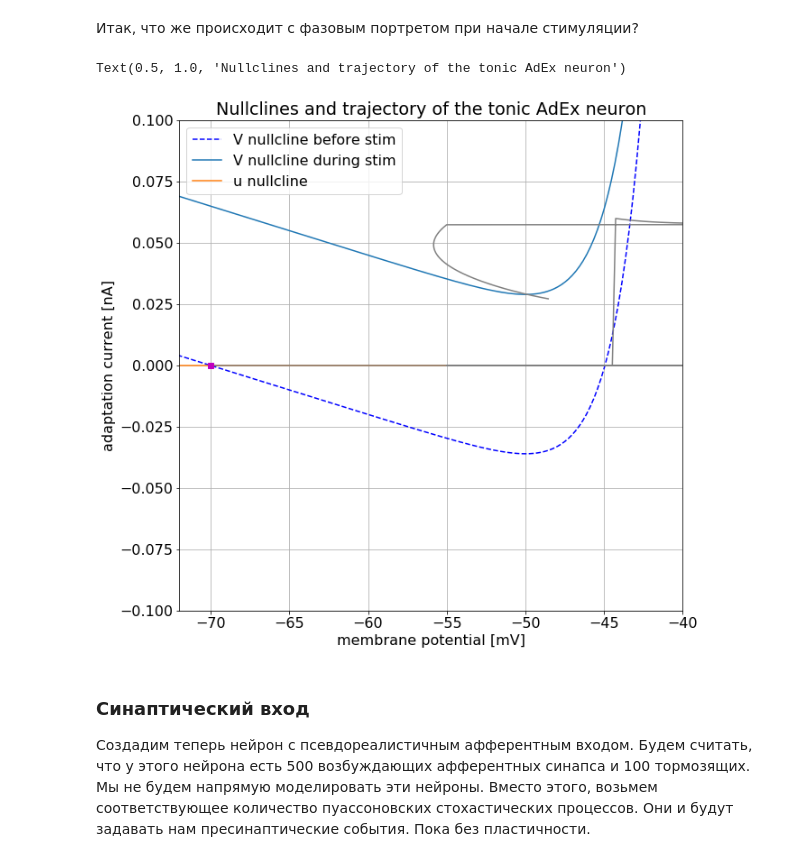
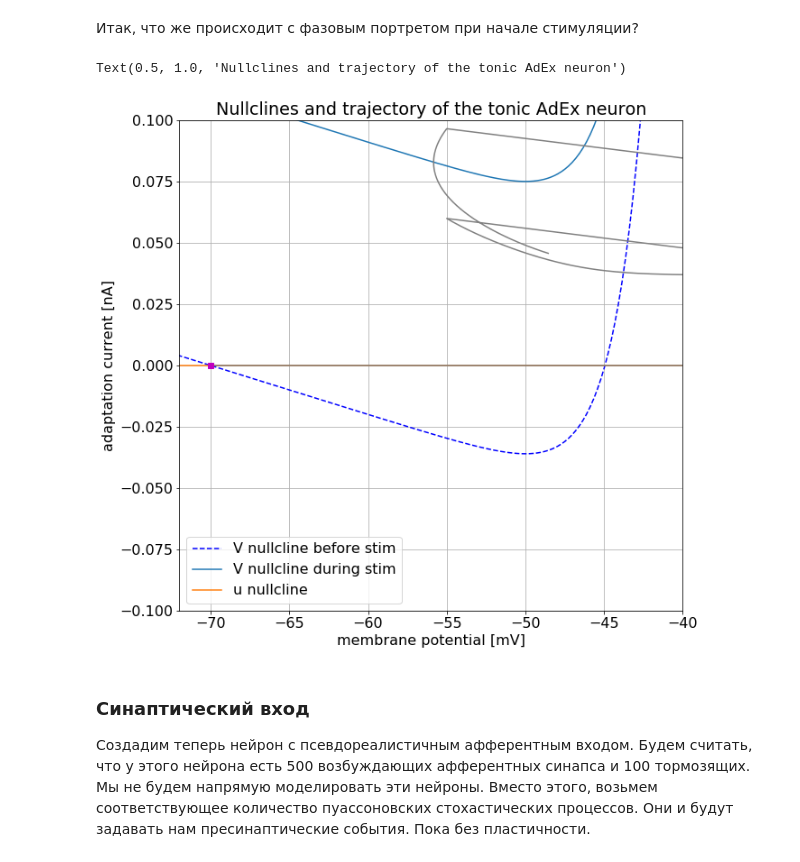
Before and after one commit to abrazhe/nbpc-masters-ru, a Jupyter notebook: notebooks/AdEx neurons and synaptic connections - ru.ipynb, the cells around one changed output. Saved outputs shown, nothing was run; the diff lists cells and outputs as text; code cells hidden in the pictures.

```diff
--- a/notebooks/AdEx neurons and synaptic connections - ru.ipynb
+++ b/notebooks/AdEx neurons and synaptic connections - ru.ipynb
@@ -235,25 +237,25 @@ xlim(200,300)
 # %%
 figure(figsize=(10,10))
 
 vv = linspace(-85, -40, 200)*mV
 
 plot(vv/mV,v_nullcline(vv,0)/nA,ls='--',c='blue',label='V nullcline before stim')
-plot(vv/mV,v_nullcline(vv,65*pA)/nA,ls='-',label='V nullcline during stim')
+plot(vv/mV,v_nullcline(vv,G.stim_amp[k]*nA)/nA,ls='-',label='V nullcline during stim')
 plot(vv/mV, u_nullcline(vv,tonic_pars, )/nA,label='u nullcline')
 
 # trajectory
-plot(vx[M.t<250*ms],M.u[1][M.t<250*ms]/nA,color='gray')
-plot(vx[0],M.u[1][0]/nA,'ms')
+plot(vx[M.t<250*ms],M.u[k][M.t<250*ms]/nA,color='gray')
+plot(vx[0],M.u[k][0]/nA,'ms')
 
 axis([-72,-40,-0.1,0.1])
 legend()
 
 xlabel('membrane potential [mV]')
 ylabel('adaptation current [nA]')
 title('Nullclines and trajectory of the tonic AdEx neuron')
 # %% [output]
 Text(0.5, 1.0, 'Nullclines and trajectory of the tonic AdEx neuron')
-[figure, old version]
+[figure, new version]
 # %% [markdown]
 ### Синаптический вход
 
```
Also changed, not shown: parts of 8 cells of this notebook, 4 other files.
